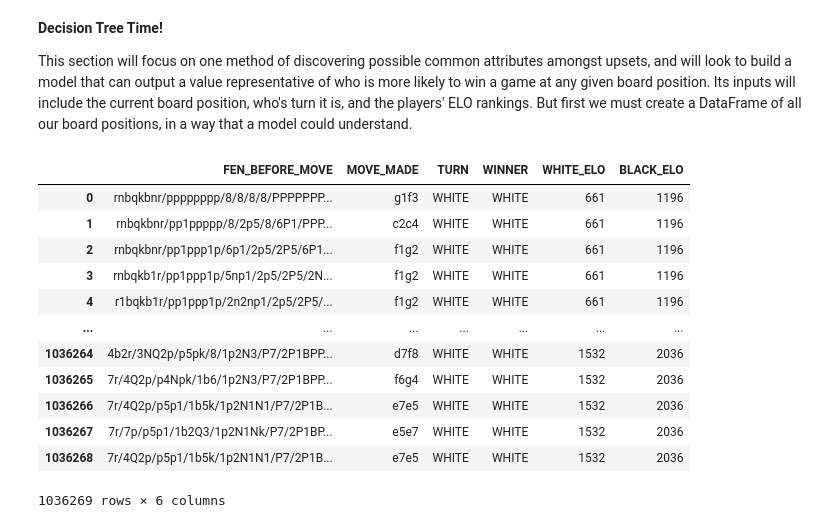
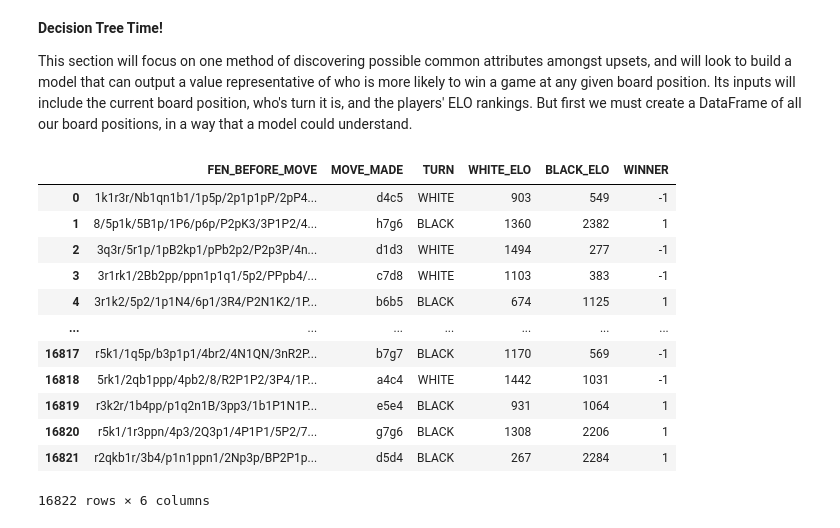
Before and after one commit to camandrewz/CMSC320-ChessDataScience, a Jupyter notebook: chess_idea.ipynb, the cells around one changed output. Saved outputs shown, nothing was run; the diff lists cells and outputs as text; code cells hidden in the pictures.

```diff
--- a/chess_idea.ipynb
+++ b/chess_idea.ipynb
@@ -184,11 +173,10 @@ Clearly it appears that a fairly significant number of games end up in an upset,
 chess_upsets_df = chess_df.query("UPSET == True")
 
 # Two lists that will hold total ELO rankings, as well as the difference between ELO amongst opponents
-elo_rankings = chess_upsets_df["WHITE_ELO"].append(
-    chess_upsets_df["BLACK_ELO"])
-differences = abs(chess_upsets_df["WHITE_ELO"] - chess_upsets_df["BLACK_ELO"])
-number_of_move_pairs_upsets = chess_upsets_df["NUM_MOVE_PAIRS"]
-number_of_move_pairs = chess_df["NUM_MOVE_PAIRS"]
+elo_rankings = np.append(chess_upsets_df["WHITE_ELO"].to_numpy(), chess_upsets_df["BLACK_ELO"].to_numpy())
+differences = abs(chess_upsets_df["WHITE_ELO"].to_numpy() - chess_upsets_df["BLACK_ELO"].to_numpy())
+number_of_move_pairs_upsets = chess_upsets_df["NUM_MOVE_PAIRS"].to_arrow().to_pylist()
+number_of_move_pairs = chess_df["NUM_MOVE_PAIRS"].to_arrow().to_pylist()
 
 # Configuring multiple histogram plots to display the distribution of ELO rankings and differences
 fig, axs = plt.subplots(2, 2, sharey=False, tight_layout=False)
@@ -239,7 +227,7 @@ winner_queens, winner_kings, winner_knights, winner_bishops, winner_rooks, winne
 loser_queens, loser_kings, loser_knights, loser_bishops, loser_rooks, loser_pawns = [
 ], [], [], [], [], []
 
-for fen, moves_df, num_move_pairs, result, winner, winner_elo, loser_elo, upset in chess_upsets_df.values:
+for fen, moves_df, num_move_pairs, result, winner, winner_elo, loser_elo, upset in chess_upsets_df.to_pandas().values:
 
     if winner == "WHITE":
         winner_queens.append(str(fen).split(" ")[0].count("Q"))
@@ -309,34 +297,40 @@ Pawns:
 **Decision Tree Time!**
 
 This section will focus on one method of discovering possible common attributes amongst upsets, and will look to build a model that can output a value representative of who is more likely to win a game at any given board position. Its inputs will include the current board position, who's turn it is, and the players' ELO rankings. But first we must create a DataFrame of all our board positions, in a way that a model could understand.
-# %%
-chess_moves_upsets_df = pandas.DataFrame()
-
-for fen, moves_df, num_move_pairs, result, winner, white_elo, black_elo, upset in chess_upsets_df.values:
-    winning_moves_df = moves_df.copy().query("TURN == \"" + winner + "\"")
-
-    winning_moves_df["WINNER"] = [winner for i in range(len(winning_moves_df))]
-    winning_moves_df["WHITE_ELO"] = [white_elo for i in range(len(winning_moves_df))]
-    winning_moves_df["BLACK_ELO"] = [black_elo for i in range(len(winning_moves_df))]
-
-    chess_moves_upsets_df = pandas.concat(
-        [chess_moves_upsets_df, winning_moves_df], ignore_index=True)
-
-chess_moves_upsets_df
-# %% [output]
-|  | FEN_BEFORE_MOVE | MOVE_MADE | TURN | WINNER | WHITE_ELO | BLACK_ELO |
-| 0 | rnbqkbnr/pppppppp/8/8/8/8/PPPPPPP... | g1f3 | WHITE | WHITE | 661 | 1196 |
-| 1 | rnbqkbnr/pp1ppppp/8/2p5/8/6P1/PPP... | c2c4 | WHITE | WHITE | 661 | 1196 |
-| 2 | rnbqkbnr/pp1ppp1p/6p1/2p5/2P5/6P1... | f1g2 | WHITE | WHITE | 661 | 1196 |
-| 3 | rnbqkb1r/pp1ppp1p/5np1/2p5/2P5/2N... | f1g2 | WHITE | WHITE | 661 | 1196 |
-| 4 | r1bqkb1r/pp1ppp1p/2n2np1/2p5/2P5/... | f1g2 | WHITE | WHITE | 661 | 1196 |
-| ... | ... | ... | ... | ... | ... | ... |
-| 1036264 | 4b2r/3NQ2p/p5pk/8/1p2N3/P7/2P1BPP... | d7f8 | WHITE | WHITE | 1532 | 2036 |
-| 1036265 | 7r/4Q2p/p4Npk/1b6/1p2N3/P7/2P1BPP... | f6g4 | WHITE | WHITE | 1532 | 2036 |
-| 1036266 | 7r/4Q2p/p5p1/1b5k/1p2N1N1/P7/2P1B... | e7e5 | WHITE | WHITE | 1532 | 2036 |
-| 1036267 | 7r/7p/p5p1/1b2Q3/1p2N1Nk/P7/2P1BP... | e5e7 | WHITE | WHITE | 1532 | 2036 |
-| 1036268 | 7r/4Q2p/p5p1/1b5k/1p2N1N1/P7/2P1B... | e7e5 | WHITE | WHITE | 1532 | 2036 |
-1036269 rows × 6 columns
+# %%
+chess_moves_upsets_df = cudf.DataFrame()
+
+chess_upsets_df["WINNER_NUM"] = chess_upsets_df["WINNER"].map({"WHITE": 1, "BLACK": -1})
+
+for fen, moves_df, num_move_pairs, white_elo, black_elo, winner_num in zip(chess_upsets_df["FEN"].to_numpy(), chess_upsets_df["MOVES_DF"].to_numpy(), chess_upsets_df["NUM_MOVE_PAIRS"].to_numpy(),
+                                                                        chess_upsets_df["WHITE_ELO"].to_numpy(), chess_upsets_df["BLACK_ELO"].to_numpy(), chess_upsets_df["WINNER_NUM"].to_numpy()):
+
+    middle_point = round((num_move_pairs * 2) / 2)
+    winning_moves_df = cudf.read_csv(StringIO(moves_df))[middle_point:middle_point + 1]
+    winning_moves_df["WHITE_ELO"] = white_elo
+    winning_moves_df["BLACK_ELO"] = black_elo
+    winning_moves_df["WINNER"] = winner_num
+
+    chess_moves_upsets_df = cudf.concat([chess_moves_upsets_df, winning_moves_df], ignore_index=True)
+
+# Dropping the index column as it is repetitive
+chess_moves_upsets_df = chess_moves_upsets_df.iloc[:, 1:]
+
+chess_moves_upsets_df
+# %% [output]
+|  | FEN_BEFORE_MOVE | MOVE_MADE | TURN | WHITE_ELO | BLACK_ELO | WINNER |
+| 0 | 1k1r3r/Nb1qn1b1/1p5p/2p1p1pP/2pP4... | d4c5 | WHITE | 903 | 549 | -1 |
+| 1 | 8/5p1k/5B1p/1P6/p6p/P2pK3/3P1P2/4... | h7g6 | BLACK | 1360 | 2382 | 1 |
+| 2 | 3q3r/5r1p/1pB2kp1/pPb2p2/P2p3P/4n... | d1d3 | WHITE | 1494 | 277 | -1 |
+| 3 | 3r1rk1/2Bb2pp/ppn1p1q1/5p2/PPpb4/... | c7d8 | WHITE | 1103 | 383 | -1 |
+| 4 | 3r1k2/5p2/1p1N4/6p1/3R4/P2N1K2/1P... | b6b5 | BLACK | 674 | 1125 | 1 |
+| ... | ... | ... | ... | ... | ... | ... |
+| 16817 | r5k1/1q5p/b3p1p1/4br2/4N1QN/3nR2P... | b7g7 | BLACK | 1170 | 569 | -1 |
+| 16818 | 5rk1/2qb1ppp/4pb2/8/R2P1P2/3P4/1P... | a4c4 | WHITE | 1442 | 1031 | -1 |
+| 16819 | r3k2r/1b4pp/p1q2n1B/3pp3/1b1P1N1P... | e5e4 | BLACK | 931 | 1064 | 1 |
+| 16820 | r5k1/1r3ppn/4p3/2Q3p1/4P1P1/5P2/7... | g7g6 | BLACK | 1308 | 2206 | 1 |
+| 16821 | r2qkb1r/3b4/p1n1ppn1/2Np3p/BP2P1p... | d5d4 | BLACK | 267 | 2284 | 1 |
+16822 rows × 6 columns
 # %%
 piece_map = {"K": np.Infinity, "Q": 9, "N": 3, "B": 3, "R": 5, "P": 1,
              "k": -np.Infinity, "q": -9, "n": -3, "b": -3, "r": -5, "p": -1}
```
Also changed, not shown: parts of 3 cells of this notebook, 10 other files.
